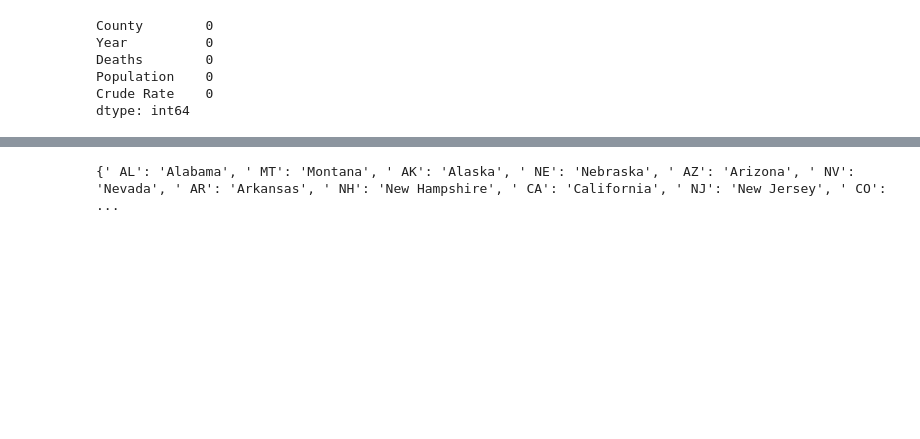
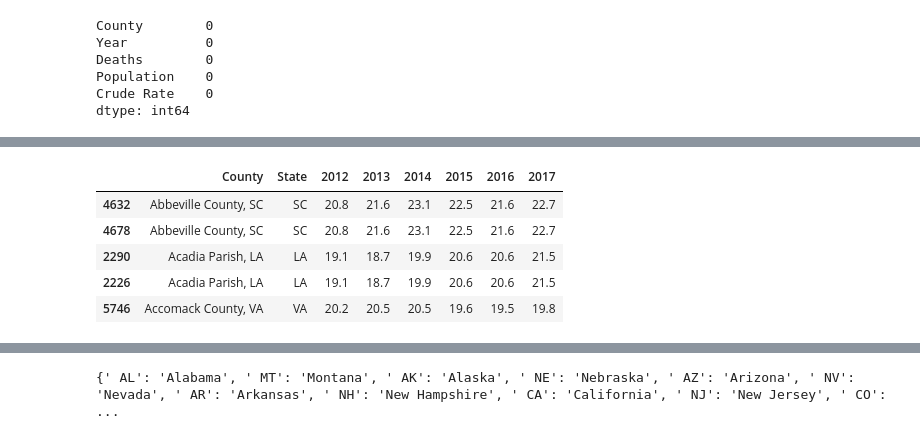
Before and after one commit to gretelup/dataviz-project1, a Jupyter notebook: Data_Cleaning.ipynb, the cells around one changed output, grey strips where cells are left out. Saved outputs shown, nothing was run; the diff lists cells and outputs as text; code cells hidden in the pictures; blank space fills up the shorter version.

```diff
--- a/Data_Cleaning.ipynb
+++ b/Data_Cleaning.ipynb
@@ -122,9 +85,3 @@ county_df.head()
 
 lung_df.to_csv(os.path.join('Output','Cancer_by_State_Cleaned.csv'))
 county_df.to_csv(os.path.join('Output','Cancer_by_County_Cleaned.csv'))
-# %%
-## GRETEL - FIGURE OUT WHERE DUPLICATE DATAFRAMES COMES IN
-
-# Convert imported data into a dataframe
-povDF = pd.DataFrame(povData, columns = ['County', 'State', '2012', '2013', '2014', '2015', '2016', '2017'])
-povData.head()
@@ -138,4 +118,11 @@ povData.head()
 # %%
-# Remove duplicate data
-povDF = povDF.sort_values(by = "County")
+# Examine data
+povDF = povDF.sort_values("County")
 povDF.head()
+# %% [output]
+|  | County | State | 2012 | 2013 | 2014 | 2015 | 2016 | 2017 |
+| 4632 | Abbeville County, SC | SC | 20.8 | 21.6 | 23.1 | 22.5 | 21.6 | 22.7 |
+| 4678 | Abbeville County, SC | SC | 20.8 | 21.6 | 23.1 | 22.5 | 21.6 | 22.7 |
+| 2290 | Acadia Parish, LA | LA | 19.1 | 18.7 | 19.9 | 20.6 | 20.6 | 21.5 |
+| 2226 | Acadia Parish, LA | LA | 19.1 | 18.7 | 19.9 | 20.6 | 20.6 | 21.5 |
+| 5746 | Accomack County, VA | VA | 20.2 | 20.5 | 20.5 | 19.6 | 19.5 | 19.8 |
```
Also changed, not shown: parts of 15 cells of this notebook, 26 other files.
